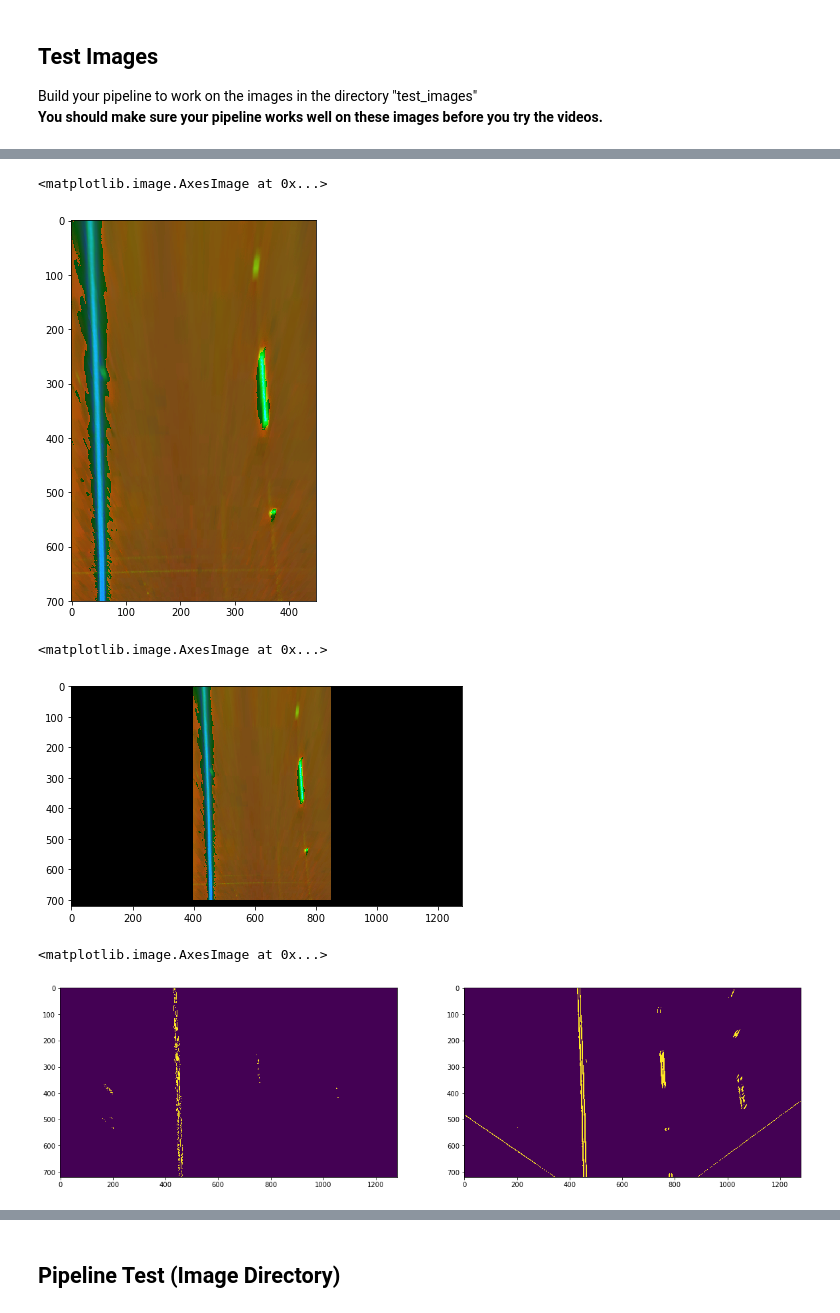
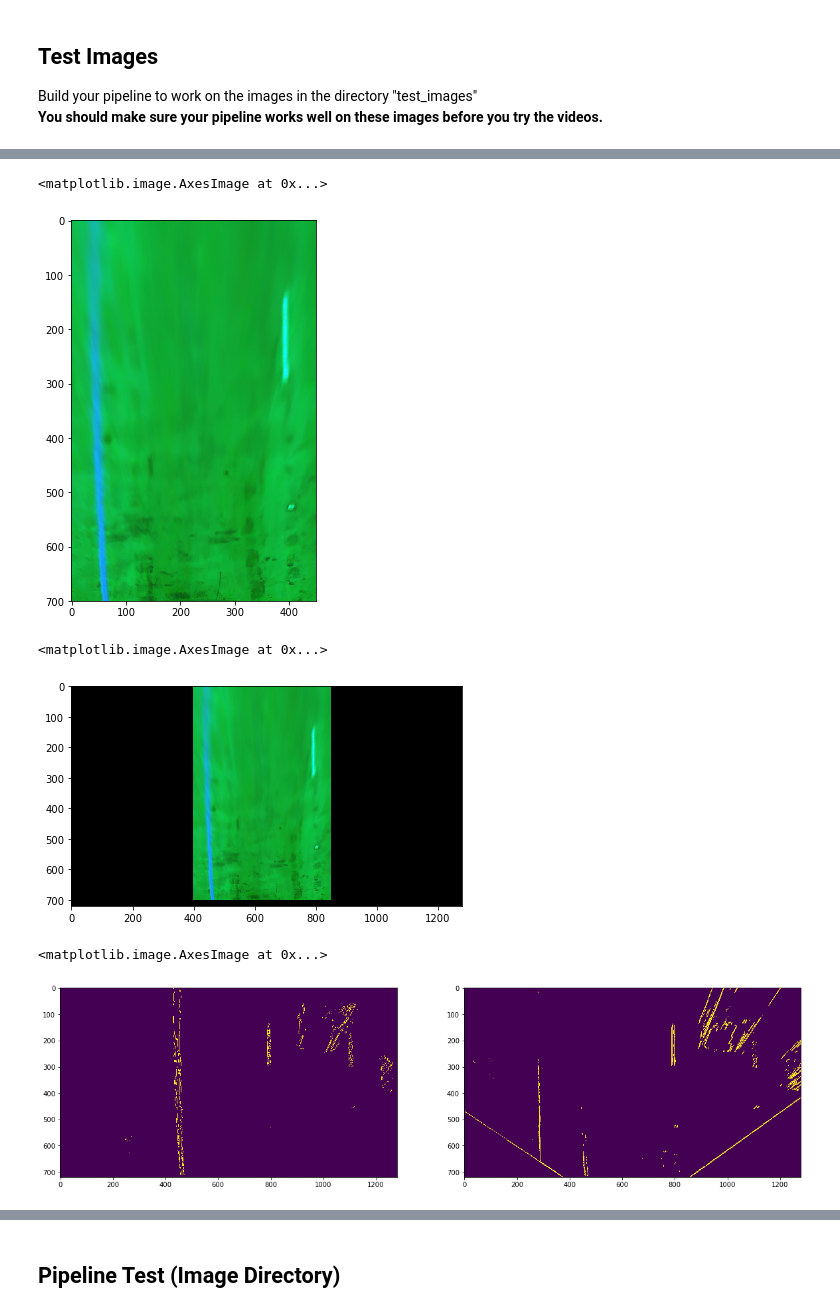
Before and after one commit to falreis/CarND-Advanced-Lane-Lines, a Jupyter notebook: code.ipynb, the cells around one changed output, grey strips where cells are left out. Drawn from its saved outputs; the diff is of its cells as text; code cells hidden in the pictures.

```diff
--- a/code.ipynb
+++ b/code.ipynb
@@ -568,6 +568,7 @@ Region of Interests functions OK
 ### Warp Transform Functions
 # %%
 vertices_y_top = 550
+vertices_y_bottom = 700
 
 vertices_src = np.float32(
     [[ 200, 680],
@@ -577,10 +578,10 @@ vertices_src = np.float32(
 )
 
 vertices_dst = np.float32(
-    [[ 430, 720],
+    [[ 430, 700],
      [ 0, 0],
      [ 900, 0],
-     [ 850, 720]]
+     [ 850, 700]]
 )
 
 CONST_VERT_X1 = 400
@@ -841,7 +838,7 @@ calibration18.jpg
 Build your pipeline to work on the images in the directory "test_images"
 **You should make sure your pipeline works well on these images before you try the videos.**
 # %%
-original_img = mpimg.imread('test_images/straight_lines1.jpg')
+original_img = mpimg.imread('test_images/sec39.jpg')
 
 #undistort image
 image = cv2.undistort(original_img, mtx, dist, None, mtx)
@@ -875,7 +872,7 @@ plt.figure(figsize=(7,7))
 plt.imshow(warp_crop)
 # %% [output]
 <matplotlib.image.AxesImage at 0x...>
-[figure, old version]
+[figure, new version]
 # %%
 warp_f = np.zeros_like(warp_hsl)
 warp_f[CONST_VERT_Y1:CONST_VERT_Y2, CONST_VERT_X1:CONST_VERT_X2] = warp_crop
@@ -883,17 +880,17 @@ plt.figure(figsize=(7,7))
 plt.imshow(warp_f)
 # %% [output]
 <matplotlib.image.AxesImage at 0x...>
-[figure, old version]
+[figure, new version]
 # %%
 warp_s2 = binary_s_channel2(warp_hsl, thresh=(120,180))
 warp_left = sobel(warp_s2, sobel_kernel=7, dir_thresh=(0, 2), mag_thresh=(100,200), abs_thresh=(100,200))
-warp_right = sobel(warp_hsl, sobel_kernel=7, dir_thresh=(0, 2), mag_thresh=(50,255), abs_thresh=(50,255))
+warp_right = sobel(warp_hsl, sobel_kernel=7, dir_thresh=(0, 3), mag_thresh=(50,255), abs_thresh=(50,255))
 f, (ax1, ax2) = plt.subplots(1, 2, figsize=(20, 10))
 ax1.imshow(warp_left)
 ax2.imshow(warp_right)
 # %% [output]
 <matplotlib.image.AxesImage at 0x...>
-[figure, old version]
+[figure, new version]
 # %%
 warp_conc = np.concatenate((warp_left[:,0:640], warp_right[:, 640:1280]), axis=1)
 #warp_norm = preprocessing.normalize(warp_conc, norm='l2')
```
Also changed, not shown: parts of 19 cells of this notebook, 25 other files.
